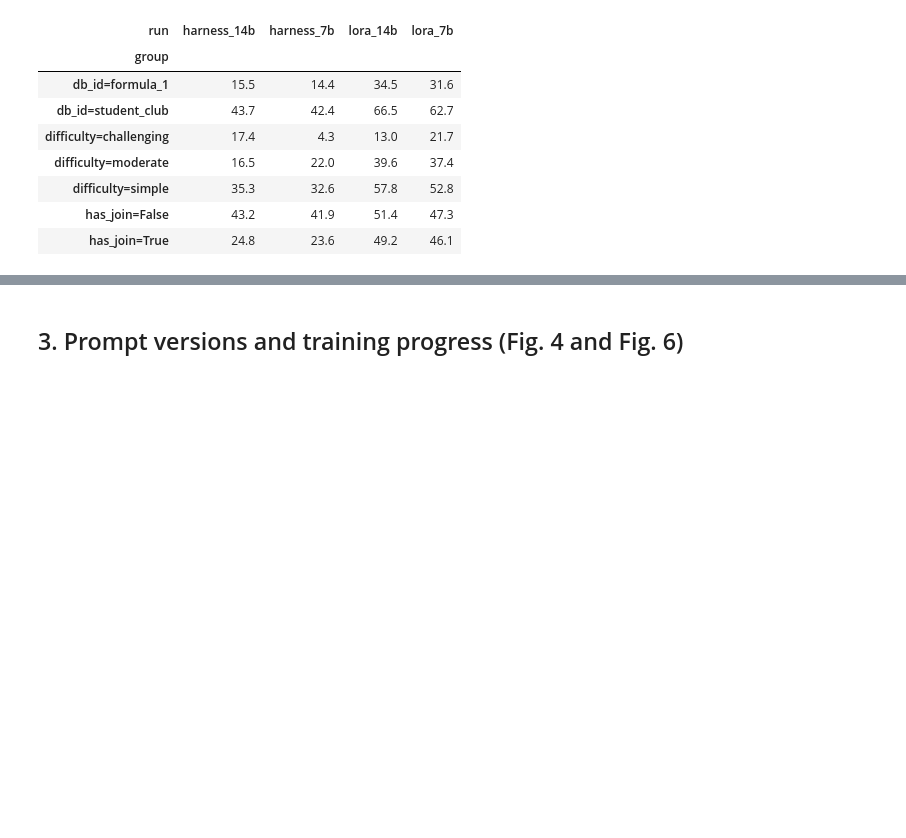
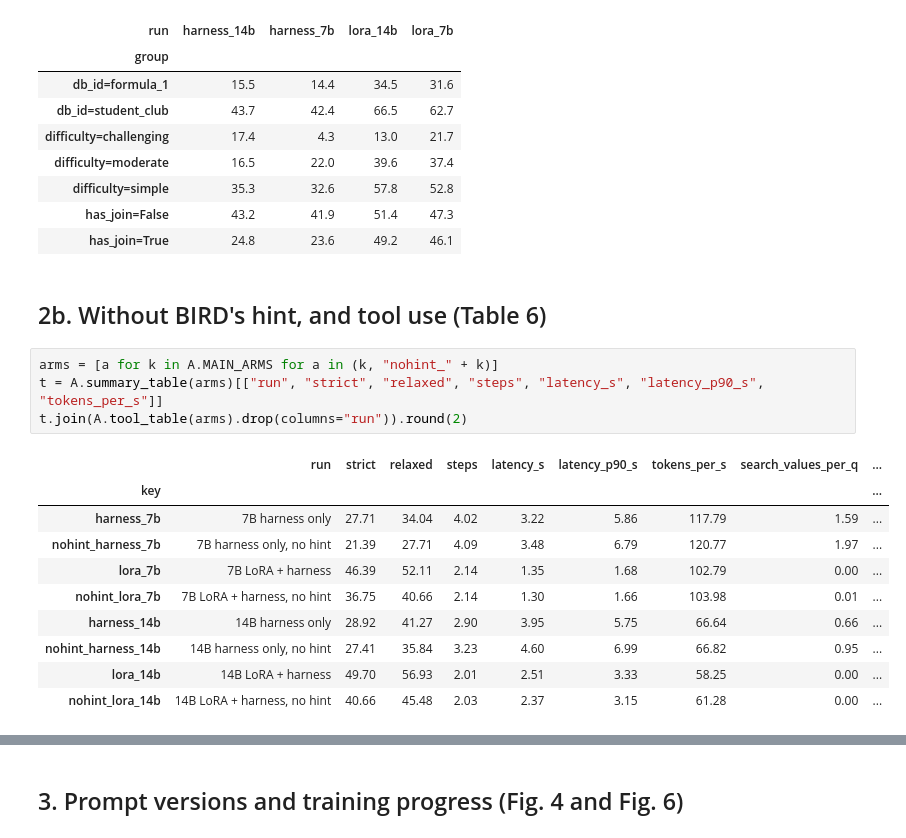
Before and after one commit to shamx9ir/msc-ce893, a Jupyter notebook: notebook/CE893_evaluation.ipynb, the cells around one changed output, grey strips where cells are left out. Cells and saved outputs as stored; diff of their text form; blank space fills up the shorter version.

```diff
--- a/notebook/CE893_evaluation.ipynb
+++ b/notebook/CE893_evaluation.ipynb
@@ -130,3 +133,20 @@ pd.DataFrame(rows).pivot(index="group", columns="run", values="strict")
 | difficulty=simple | 35.3 | 32.6 | 57.8 | 52.8 |
 | has_join=False | 43.2 | 41.9 | 51.4 | 47.3 |
 | has_join=True | 24.8 | 23.6 | 49.2 | 46.1 |
+# %% [markdown]
+## 2b. Without BIRD's hint, and tool use (Table 6)
+# %%
+arms = [a for k in A.MAIN_ARMS for a in (k, "nohint_" + k)]
+t = A.summary_table(arms)[["run", "strict", "relaxed", "steps", "latency_s", "latency_p90_s", "tokens_per_s"]]
+t.join(A.tool_table(arms).drop(columns="run")).round(2)
+# %% [output]
+|  | run | strict | relaxed | steps | latency_s | latency_p90_s | tokens_per_s | search_values_per_q | ... |
+| key |  |  |  |  |  |  |  |  | ... |
+| harness_7b | 7B harness only | 27.71 | 34.04 | 4.02 | 3.22 | 5.86 | 117.79 | 1.59 | ... |
+| nohint_harness_7b | 7B harness only, no hint | 21.39 | 27.71 | 4.09 | 3.48 | 6.79 | 120.77 | 1.97 | ... |
+| lora_7b | 7B LoRA + harness | 46.39 | 52.11 | 2.14 | 1.35 | 1.68 | 102.79 | 0.00 | ... |
+| nohint_lora_7b | 7B LoRA + harness, no hint | 36.75 | 40.66 | 2.14 | 1.30 | 1.66 | 103.98 | 0.01 | ... |
+| harness_14b | 14B harness only | 28.92 | 41.27 | 2.90 | 3.95 | 5.75 | 66.64 | 0.66 | ... |
+| nohint_harness_14b | 14B harness only, no hint | 27.41 | 35.84 | 3.23 | 4.60 | 6.99 | 66.82 | 0.95 | ... |
+| lora_14b | 14B LoRA + harness | 49.70 | 56.93 | 2.01 | 2.51 | 3.33 | 58.25 | 0.00 | ... |
+| nohint_lora_14b | 14B LoRA + harness, no hint | 40.66 | 45.48 | 2.03 | 2.37 | 3.15 | 61.28 | 0.00 | ... |
```
Also changed, not shown: parts of 3 cells of this notebook, 7 other files.
